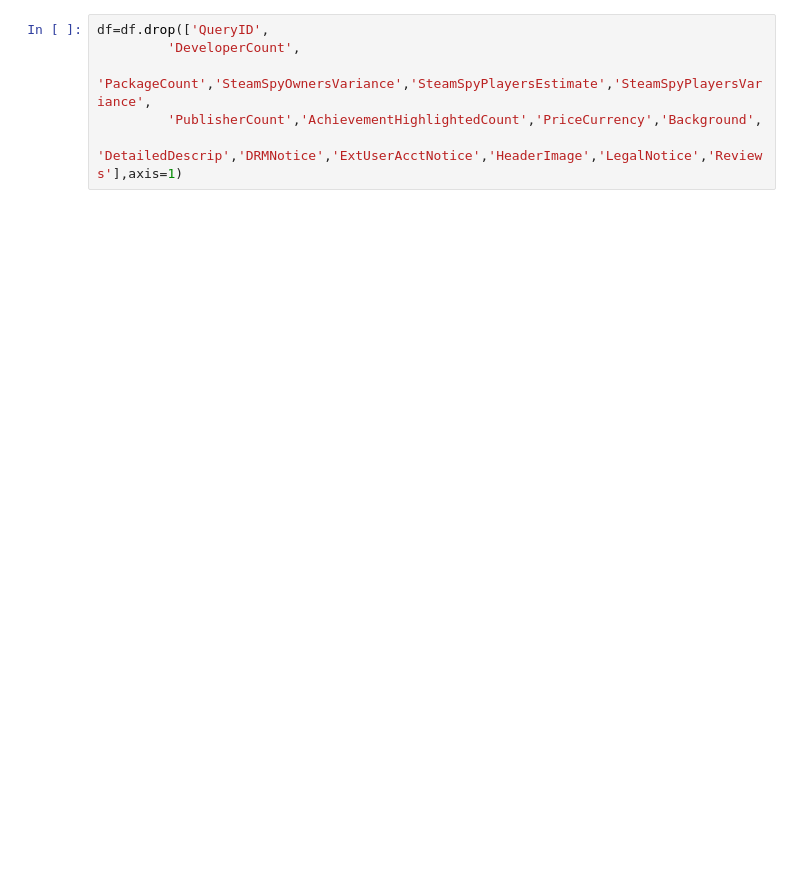
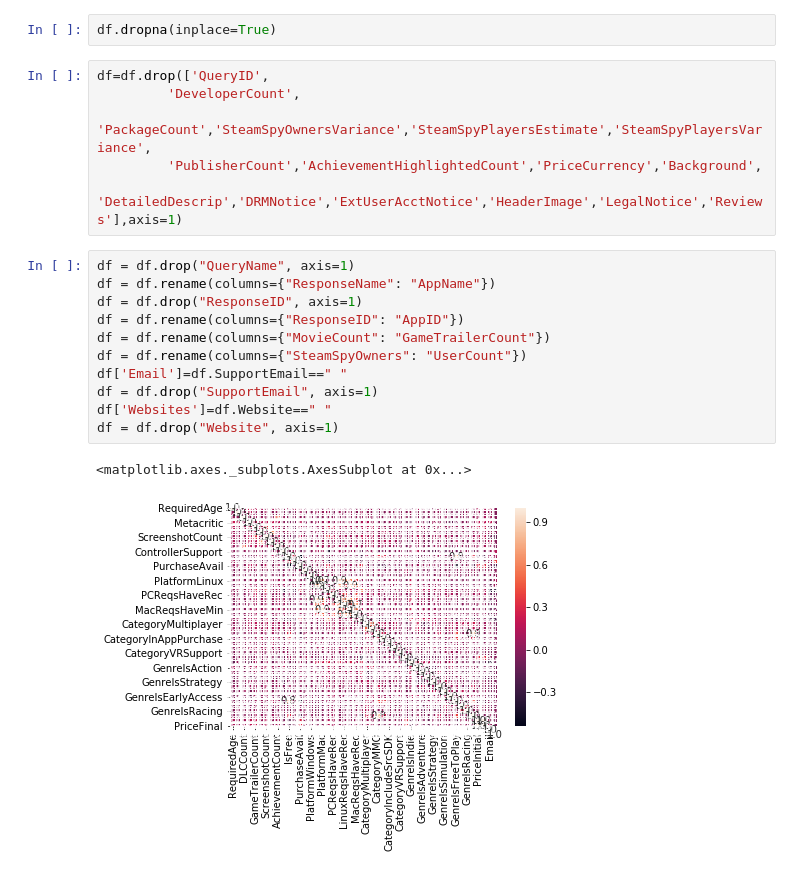
Before and after one commit to UVBMOB/SteamDataML, a Jupyter notebook: code/main.ipynb, the cells around one changed output. Drawn from its saved outputs; the diff is of its cells as text; blank space fills up the shorter version.

```diff
--- a/code/main.ipynb
+++ b/code/main.ipynb
@@ -63,6 +113,22 @@ df.describe().T
+# %%
+df.dropna(inplace=True)
 # %%
 df=df.drop(['QueryID',
          'DeveloperCount',
          'PackageCount','SteamSpyOwnersVariance','SteamSpyPlayersEstimate','SteamSpyPlayersVariance',
          'PublisherCount','AchievementHighlightedCount','PriceCurrency','Background',
          'DetailedDescrip','DRMNotice','ExtUserAcctNotice','HeaderImage','LegalNotice','Reviews'],axis=1)
+# %%
+df = df.drop("QueryName", axis=1)
+df = df.rename(columns={"ResponseName": "AppName"})
+df = df.drop("ResponseID", axis=1)
+df = df.rename(columns={"ResponseID": "AppID"})
+df = df.rename(columns={"MovieCount": "GameTrailerCount"})
+df = df.rename(columns={"SteamSpyOwners": "UserCount"})
+df['Email']=df.SupportEmail==" "
+df = df.drop("SupportEmail", axis=1)
+df['Websites']=df.Website==" "
+df = df.drop("Website", axis=1)
+# %% [output]
+<matplotlib.axes._subplots.AxesSubplot at 0x...>
+[figure, added]
```
Also changed, not shown: parts of 12 cells of this notebook.
